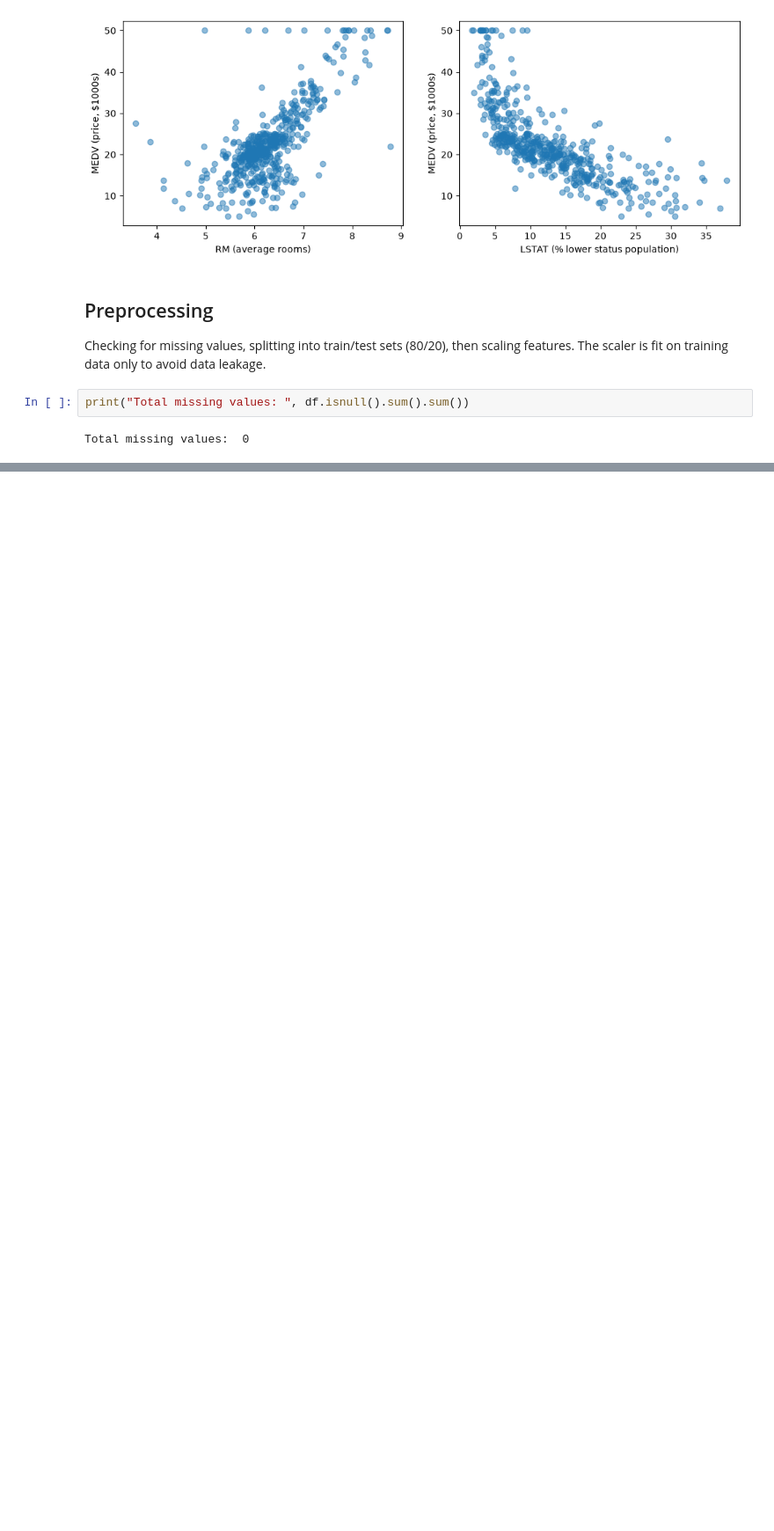
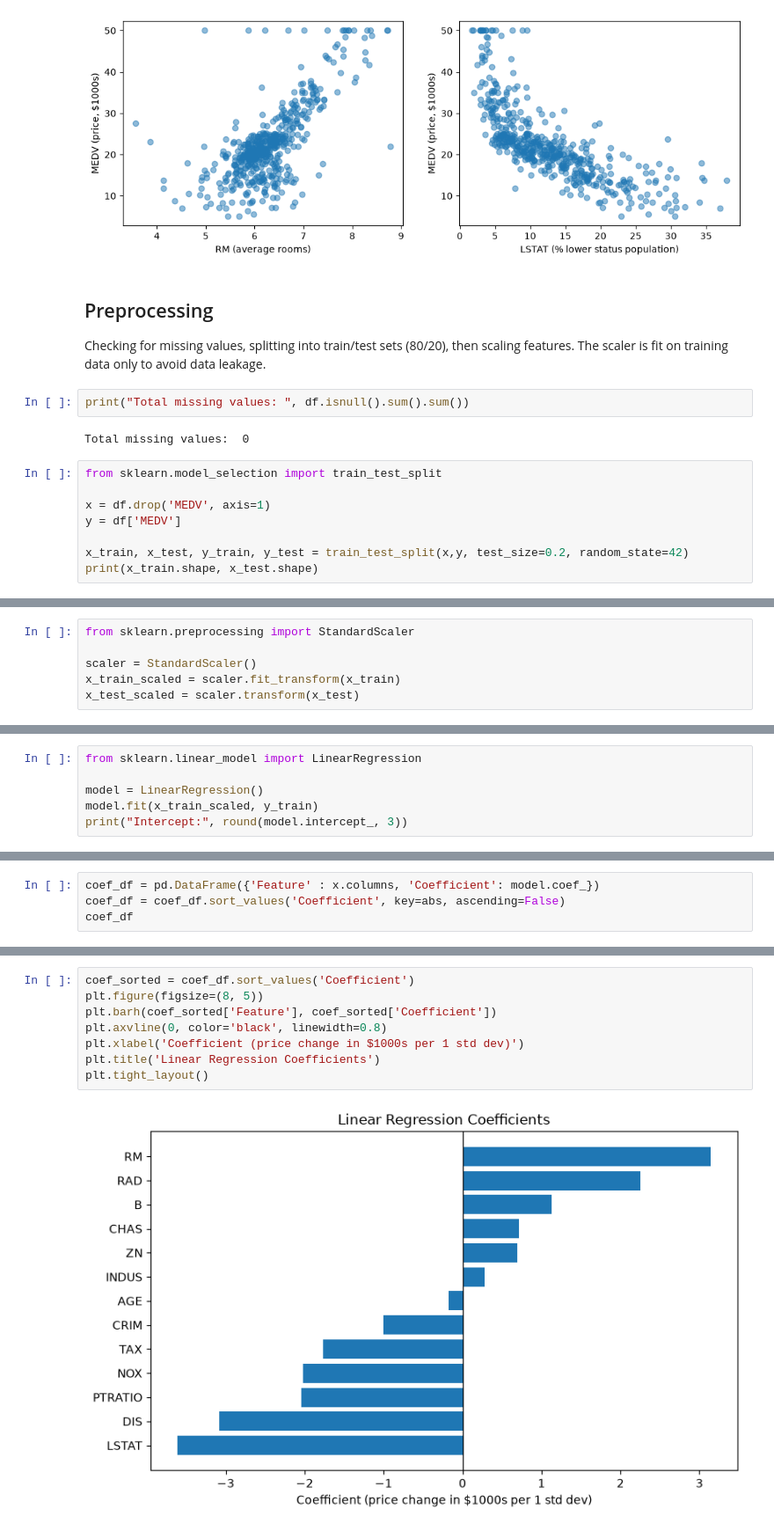
Before and after one commit to Maryam0406/ml, a Jupyter notebook: linear_regression.ipynb, the cells around one changed output, grey strips where cells are left out. Shown at 88% size. Cells and saved outputs as stored; diff of their text form; blank space fills up the shorter version.

Commit message:
Trained raw model and showed coefficients

```diff
--- a/linear_regression.ipynb
+++ b/linear_regression.ipynb
@@ -40,3 +40,11 @@ features. The scaler is fit on training data only to avoid data leakage.
 print("Total missing values: ", df.isnull().sum().sum())
 # %% [output]
 Total missing values:  0
+# %%
+from sklearn.model_selection import train_test_split
+
+x = df.drop('MEDV', axis=1)
+y = df['MEDV']
+
+x_train, x_test, y_train, y_test = train_test_split(x,y, test_size=0.2, random_state=42)
+print(x_train.shape, x_test.shape)
@@ -42,0 +53,6 @@ Total missing values:  0
+# %%
+from sklearn.preprocessing import StandardScaler
+
+scaler = StandardScaler()
+x_train_scaled = scaler.fit_transform(x_train)
+x_test_scaled = scaler.transform(x_test)
@@ -42,0 +63,6 @@ Total missing values:  0
+# %%
+from sklearn.linear_model import LinearRegression
+
+model = LinearRegression()
+model.fit(x_train_scaled, y_train)
+print("Intercept:", round(model.intercept_, 3))
@@ -42,0 +76,4 @@ Total missing values:  0
+# %%
+coef_df = pd.DataFrame({'Feature' : x.columns, 'Coefficient': model.coef_})
+coef_df = coef_df.sort_values('Coefficient', key=abs, ascending=False)
+coef_df
@@ -42,0 +95,10 @@ Total missing values:  0
+# %%
+coef_sorted = coef_df.sort_values('Coefficient')
+plt.figure(figsize=(8, 5))
+plt.barh(coef_sorted['Feature'], coef_sorted['Coefficient'])
+plt.axvline(0, color='black', linewidth=0.8)
+plt.xlabel('Coefficient (price change in $1000s per 1 std dev)')
+plt.title('Linear Regression Coefficients')
+plt.tight_layout()
+# %% [output]
+[figure, added]
```
Also changed, not shown: parts of 6 cells of this notebook.
